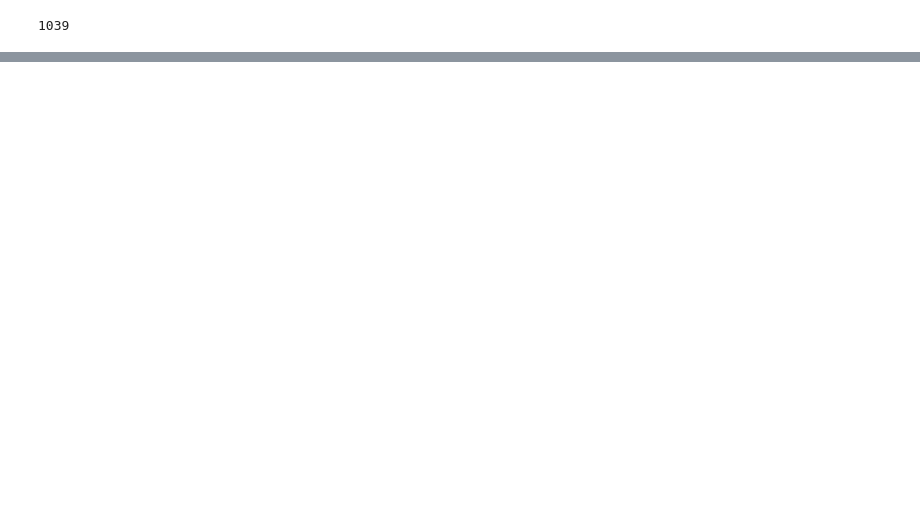
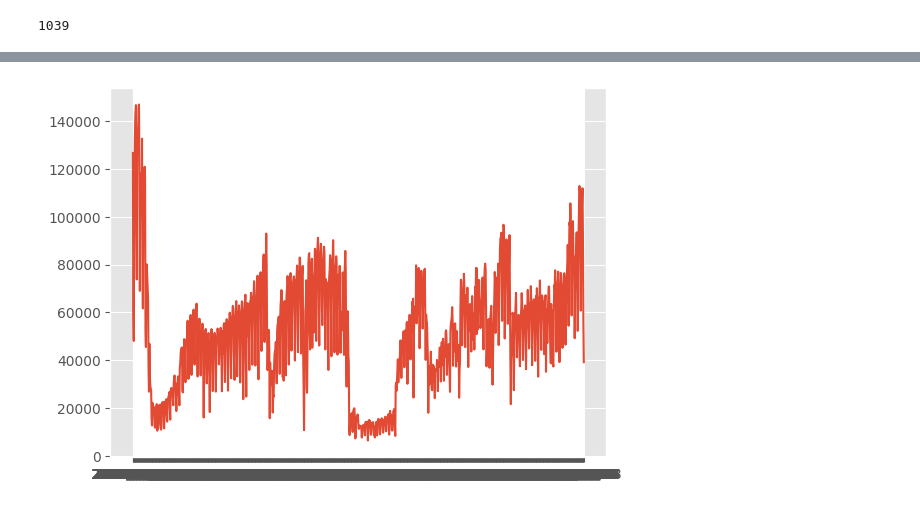
Before and after one commit to Gsirron/DataScience-sydney-pedestrians, a Jupyter notebook: Covid_activity.ipynb, the cells around one changed output, grey strips where cells are left out. Cells and saved outputs as stored; diff of their text form; code cells hidden in the pictures; blank space fills up the shorter version.

Commit message:
feat: added groups and a inital graph

```diff
--- a/Covid_activity.ipynb
+++ b/Covid_activity.ipynb
@@ -63,3 +63,7 @@ df.head()
 # %%
 # set index by object id
 df.set_index('objectid',inplace=True)
+# %%
+# I don't like the format of shortdate hence change it
+df.shortdate = df.shortdate.apply(lambda date : date.rstrip('+0:'))
+df.head()
@@ -107,0 +87,5 @@ AttributeError: 'DataFrame' object has no attribute 'shortdate'
+# %%
+#using the groupby method we can easily group the date and get the sum
+grouped_df = df.groupby(['shortdate'])['totalcount'].sum()
+grouped_df2 = pd.DataFrame(grouped_df)
+grouped_df2.totalcount
@@ -107,0 +106,6 @@ AttributeError: 'DataFrame' object has no attribute 'shortdate'
+# %%
+
+plt.plot(grouped_df2.index, grouped_df2.totalcount)
+plt.show()
+# %% [output]
+[figure, added]
```
Also changed, not shown: parts of 4 cells of this notebook.
